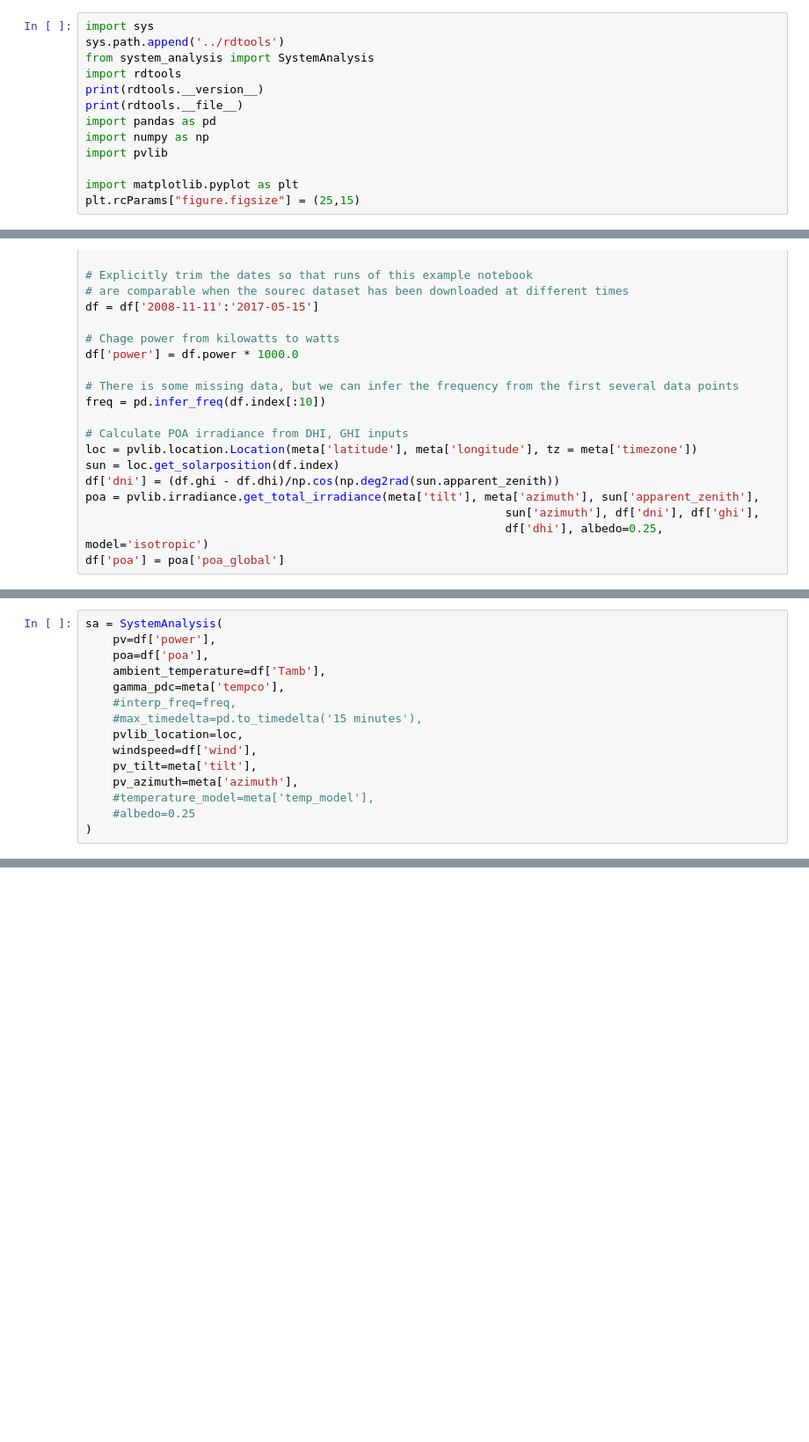
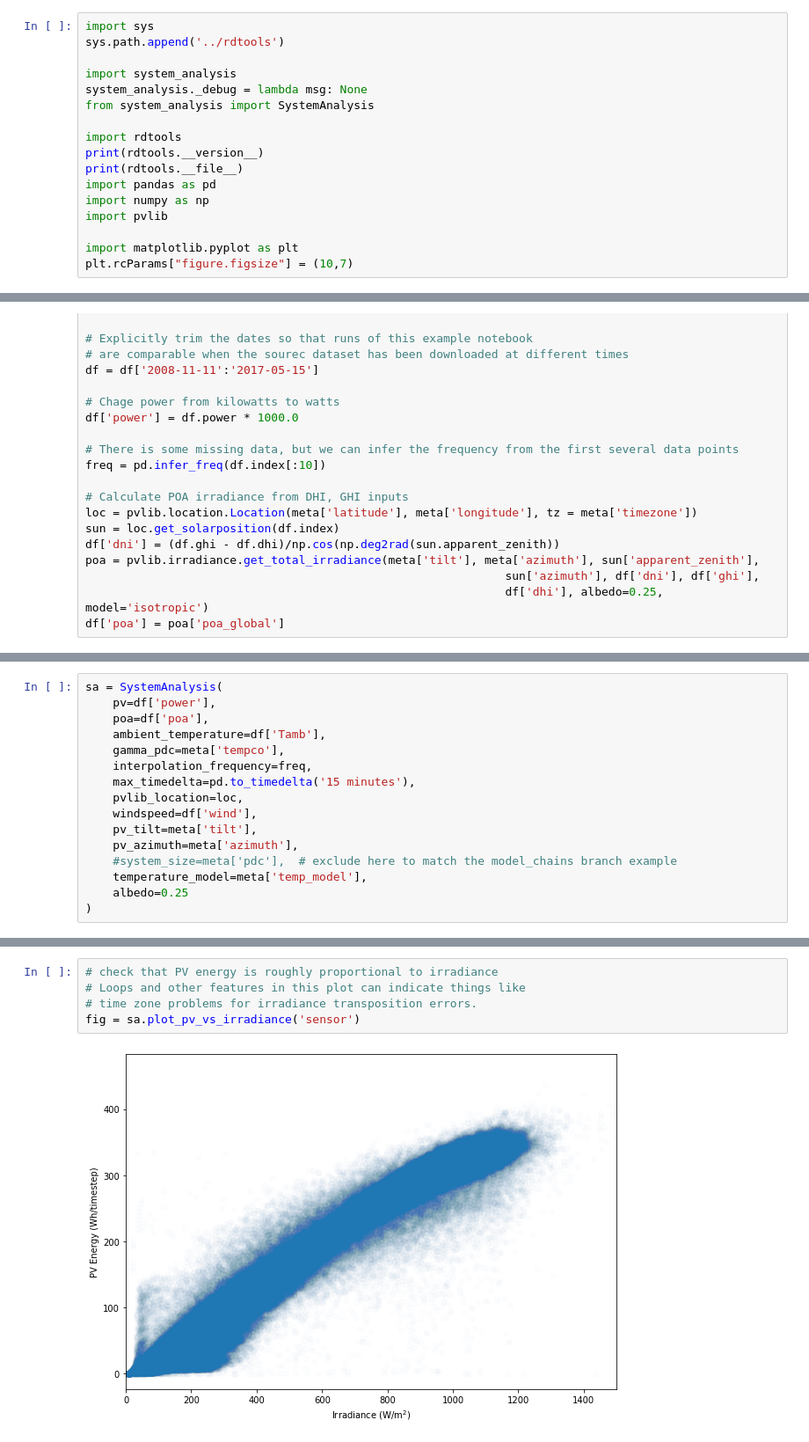
Before and after one commit to NREL/rdtools, a Jupyter notebook: docs/model_plugins_example.ipynb, the cells around one changed output, grey strips where cells are left out. Shown at 88% size. Cells and saved outputs as stored; diff of their text form; blank space fills up the shorter version.

Commit message:
add plotting code, fix degradation and soiling code to match model_chains branch examples

```diff
--- a/docs/model_plugins_example.ipynb
+++ b/docs/model_plugins_example.ipynb
@@ -3,7 +19,11 @@
 # %%
 import sys
 sys.path.append('../rdtools')
+
+import system_analysis
+system_analysis._debug = lambda msg: None
 from system_analysis import SystemAnalysis
+
 import rdtools
 print(rdtools.__version__)
 print(rdtools.__file__)
@@ -12,5 +32,5 @@ import numpy as np
 import pvlib
 
 import matplotlib.pyplot as plt
-plt.rcParams["figure.figsize"] = (25,15)
+plt.rcParams["figure.figsize"] = (10,7)
 # %% [output]
@@ -70,12 +102,13 @@ sa = SystemAnalysis(
     poa=df['poa'],
     ambient_temperature=df['Tamb'],
     gamma_pdc=meta['tempco'],
-    #interp_freq=freq,
-    #max_timedelta=pd.to_timedelta('15 minutes'),
+    interpolation_frequency=freq,
+    max_timedelta=pd.to_timedelta('15 minutes'),
     pvlib_location=loc,
     windspeed=df['wind'],
     pv_tilt=meta['tilt'],
     pv_azimuth=meta['azimuth'],
-    #temperature_model=meta['temp_model'],
-    #albedo=0.25
+    #system_size=meta['pdc'],  # exclude here to match the model_chains branch example
+    temperature_model=meta['temp_model'],
+    albedo=0.25
 )
@@ -273,0 +132,7 @@ Freq: D, Name: pi_norm, dtype: float64
+# %%
+# check that PV energy is roughly proportional to irradiance
+# Loops and other features in this plot can indicate things like
+# time zone problems for irradiance transposition errors.
+fig = sa.plot_pv_vs_irradiance('sensor')
+# %% [output]
+[figure, added]
```
Also changed, not shown: parts of 21 cells of this notebook, 2 other files.
